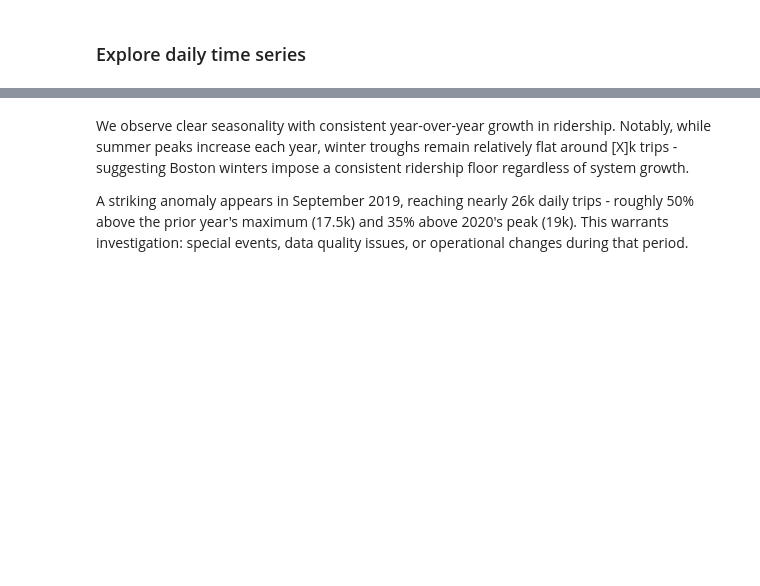
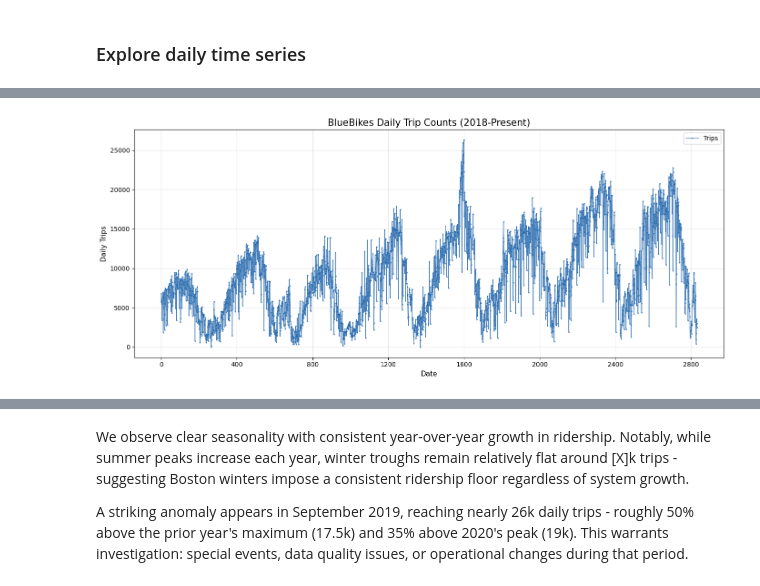
Before and after one commit to jcruz-ferreyra/bluebikes-analysis, a Jupyter notebook: notebooks/01_daily_aggregate_eda.ipynb, the cells around one changed output, grey strips where cells are left out. Drawn from its saved outputs; the diff is of its cells as text; code cells hidden in the pictures; blank space fills up the shorter version.

```diff
--- a/notebooks/01_daily_aggregate_eda.ipynb
+++ b/notebooks/01_daily_aggregate_eda.ipynb
@@ -76,3 +71,16 @@ df_daily = pd.read_csv(csv_folder / csv_file)
+# %%
+plot_daily_longterm(
+    df_daily,
+    columns_to_plot=["trip_count"],
+    title=f"BlueBikes Daily Trip Counts (2018-Present)",
+    xlabel="Date",
+    ylabel="Daily Trips",
+    color_list=[COLORS[7]],
+    legend_labels=["Trips"],
+    figsize=(14,6)
+)
+# %% [output]
+[figure, added]
 # %%
 plot_single_time_series(
     data=df_daily.set_index('date')['trip_count'],
```
Also changed, not shown: parts of 5 cells of this notebook, 6 other files.
